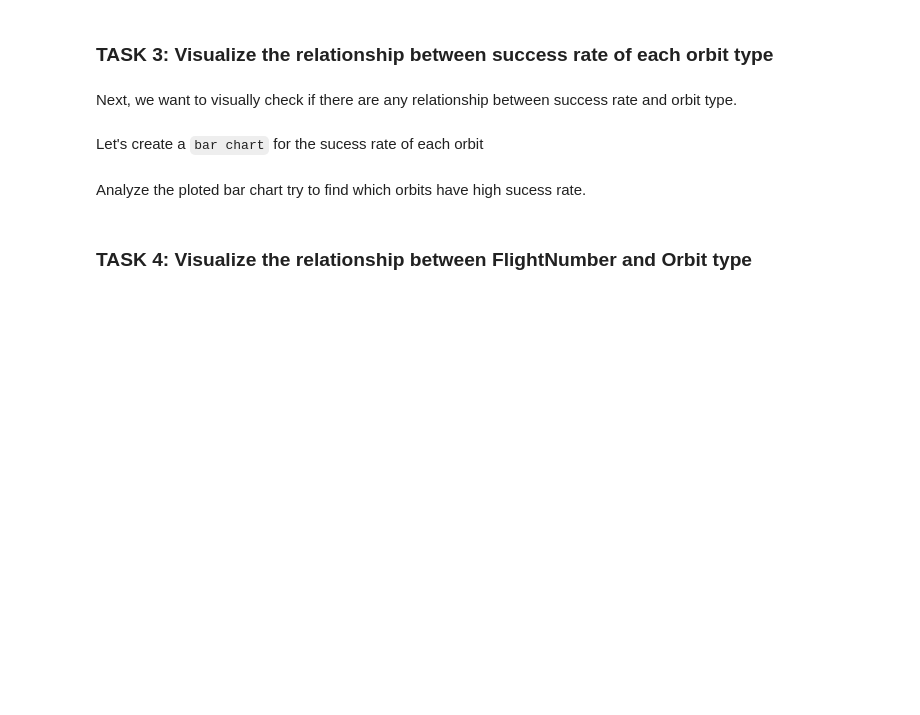
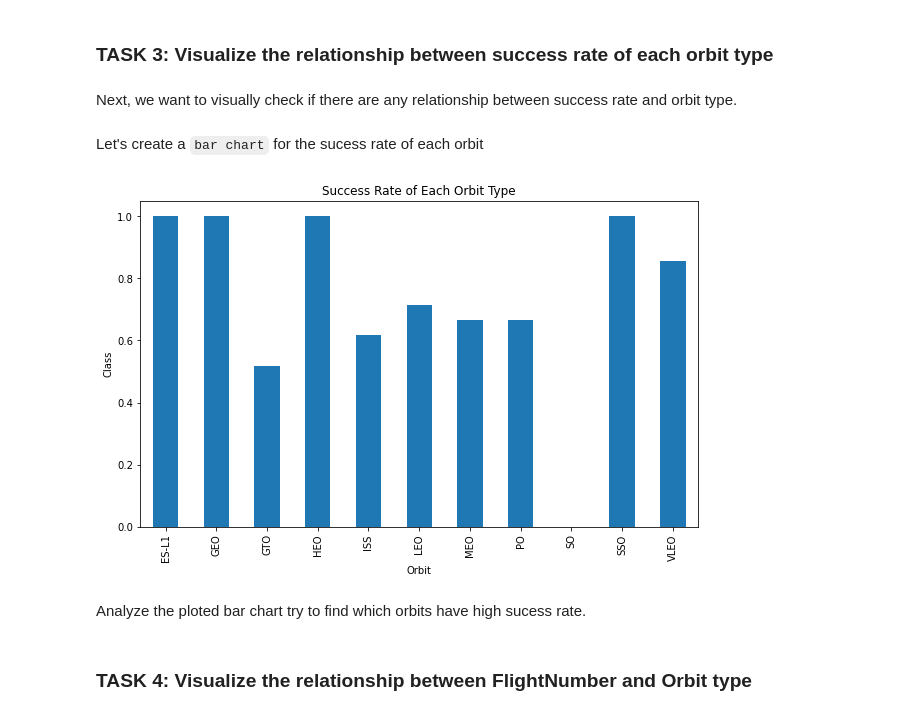
Before and after one commit to Fijialex/Applied-Data-Science-Capstone, a Jupyter notebook: Week_2_Complete the EDA with Visualization lab.ipynb, the cells around one changed output. Drawn from its saved outputs; the diff is of its cells as text; code cells hidden in the pictures; blank space fills up the shorter version.

```diff
--- a/Week_2_Complete the EDA with Visualization lab.ipynb
+++ b/Week_2_Complete the EDA with Visualization lab.ipynb
@@ -98,3 +117,15 @@ Let's create a `bar chart` for the sucess rate of each orbit
+# %%
+# HINT use groupby method on Orbit column and get the mean of Class column
+df_bar = df.groupby(['Orbit'])['Class'].mean()
+df_bar.plot(kind='bar', figsize=(10, 6))
+
+plt.xlabel('Orbit') # add to x-label to the plot
+plt.ylabel('Class') # add y-label to the plot
+plt.title('Success Rate of Each Orbit Type') # add title to the plot
+
+plt.show()
+# %% [output]
+[figure, added]
 # %% [markdown]
 Analyze the ploted bar chart try to find which orbits have high sucess rate.
 # %% [markdown]
```
Also changed, not shown: parts of 15 cells of this notebook.
